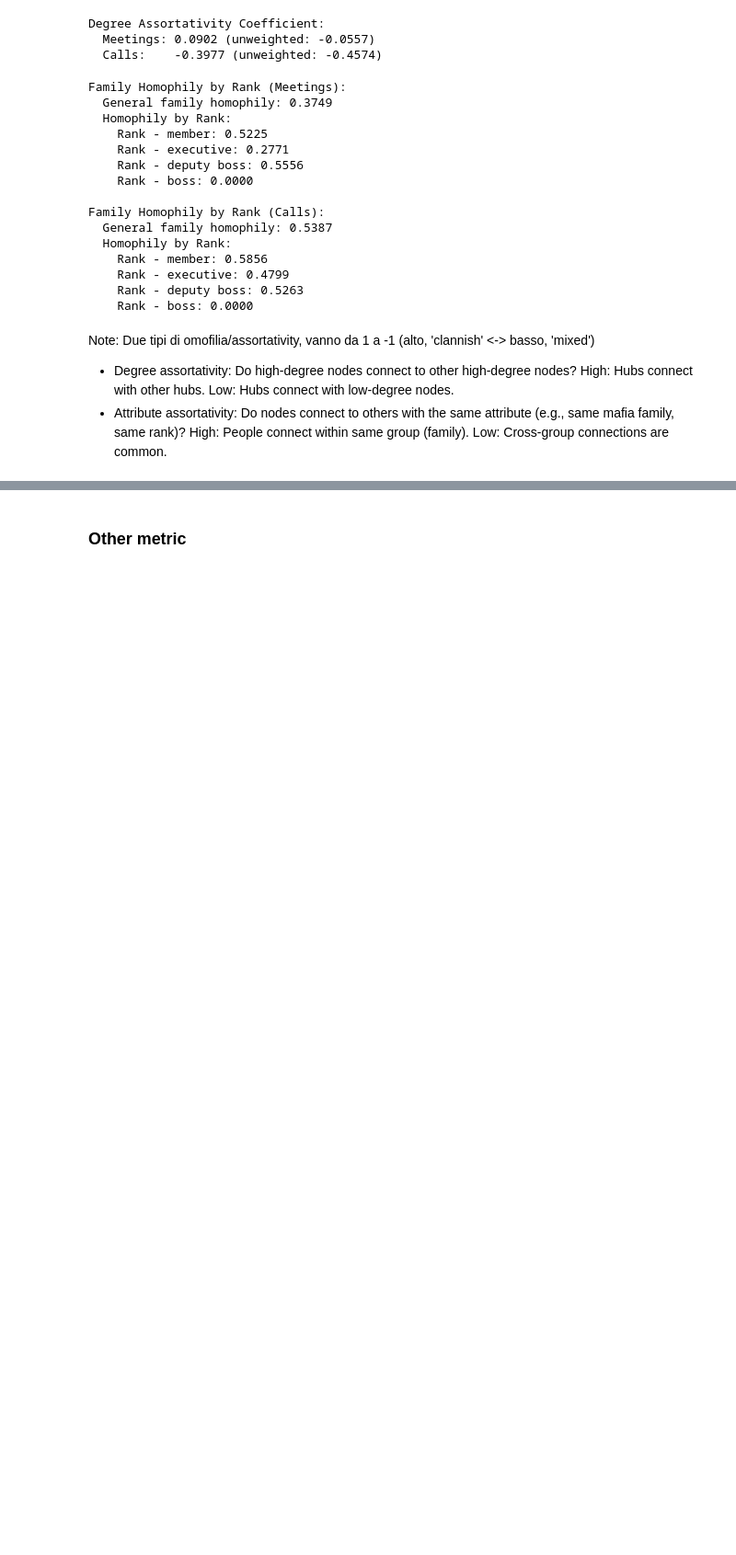
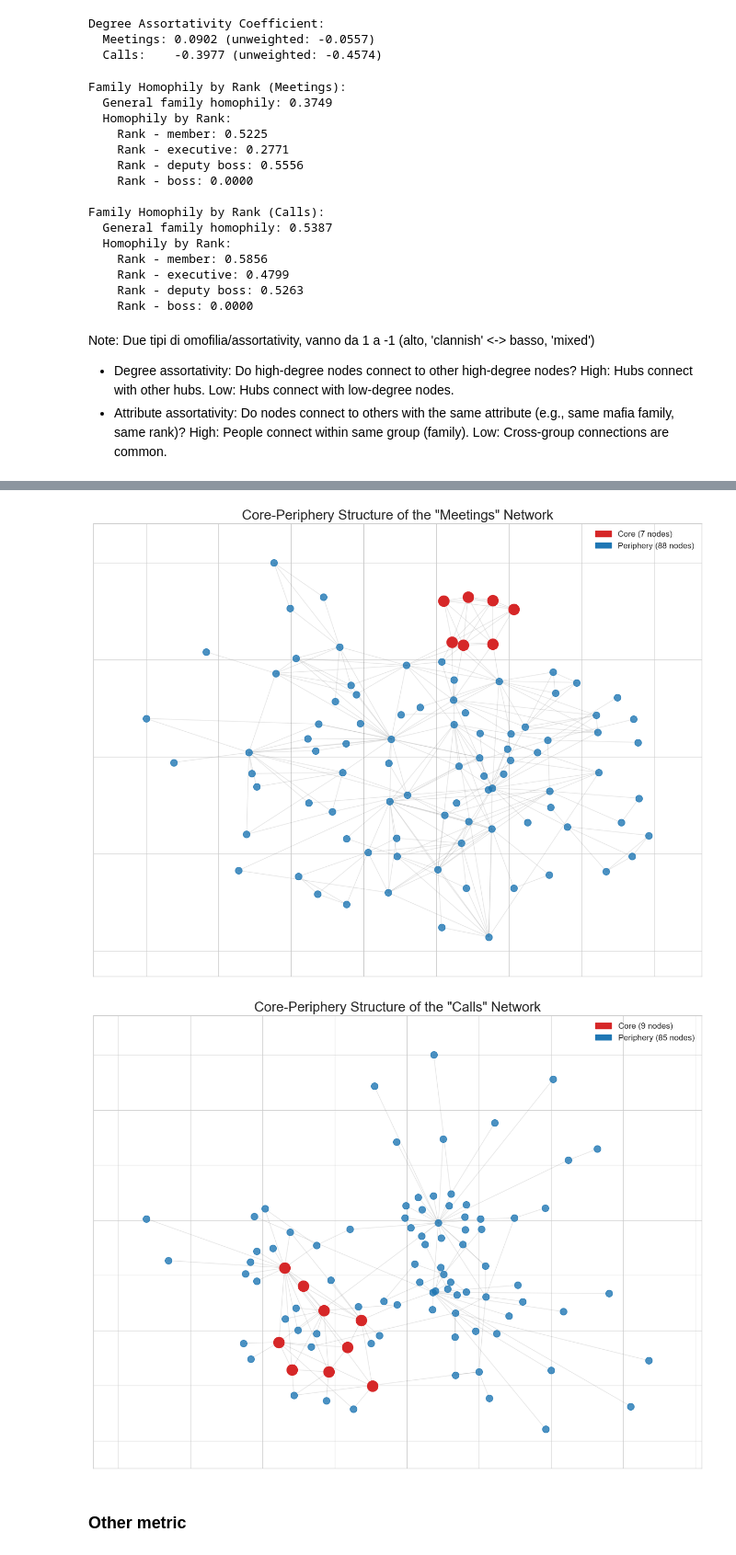
Before and after one commit to Lasagnos/SNProject, a Jupyter notebook: Project.ipynb, the cells around one changed output, grey strips where cells are left out. Shown at 92% size. Cells and saved outputs as stored; diff of their text form; code cells hidden in the pictures; blank space fills up the shorter version.

Commit message:
added first steps for core-periphery analysis

```diff
--- a/Project.ipynb
+++ b/Project.ipynb
@@ -1172,3 +1230,50 @@ High: People connect within same group (family). Low: Cross-group connections ar
+# %%
+# Plot the core-periphery structure of the network
+def plot_core_periphery(G, df_core, network_name):
+
+    if df_core is None:
+        return
+
+    # Get the list of core and periphery nodes
+    core_nodes = df_core[df_core['Structure'] == 'Core']['Node'].tolist()
+    periphery_nodes = df_core[df_core['Structure'] == 'Periphery']['Node'].tolist()
+
+    # Use a layout that shows structure well
+    pos = nx.kamada_kawai_layout(G)
+
+    # Drawing
+    plt.style.use('seaborn-v0_8-whitegrid')
+    plt.figure(figsize=(16, 12))
+
+    # Draw edges first
+    nx.draw_networkx_edges(G, pos, alpha=0.2, edge_color='gray')
+
+    # Draw nodes
+    nx.draw_networkx_nodes(G, pos, nodelist=core_nodes, node_color='#d62728', node_size=250, label='Core')
+    nx.draw_networkx_nodes(G, pos, nodelist=periphery_nodes, node_color='#1f77b4', node_size=100, alpha=0.8, label='Periphery')
+
+    plt.title(f'Core-Periphery Structure of the "{network_name}" Network', fontsize=20)
+
+    # Create legend
+    legend_patches = [
+        mpatches.Patch(color='#d62728', label=f'Core ({len(core_nodes)} nodes)'),
+        mpatches.Patch(color='#1f77b4', label=f'Periphery ({len(periphery_nodes)} nodes)')
+    ]
+    plt.legend(handles=legend_patches, loc='upper right', fontsize=12)
+
+    plt.show()
+
+
+# Visualize Meetings network
+if df_core_meetings is not None:
+    plot_core_periphery(G_meetings, df_core_meetings, "Meetings")
+
+# Visualize Calls network
+if df_core_calls is not None:
+    plot_core_periphery(G_calls, df_core_calls, "Calls")
+# %% [output]
+[figure, added]
+[figure, added]
 # %% [markdown]
 ### Other metric
 # %%
```
Also changed, not shown: parts of 4 cells of this notebook.
